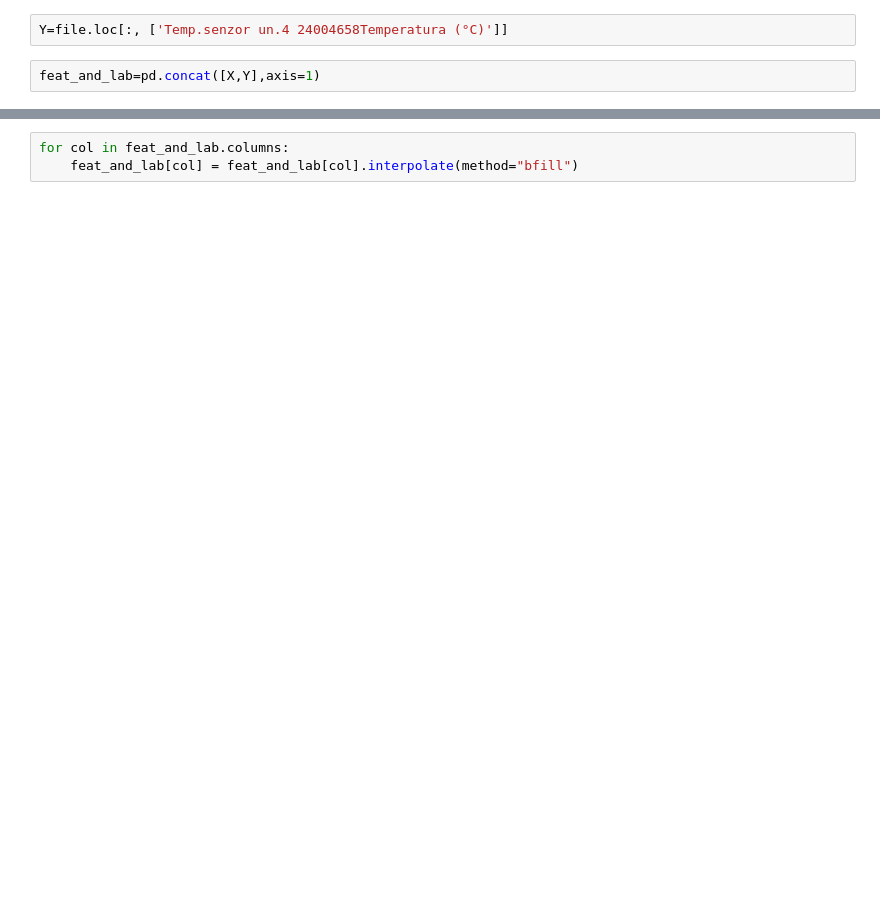
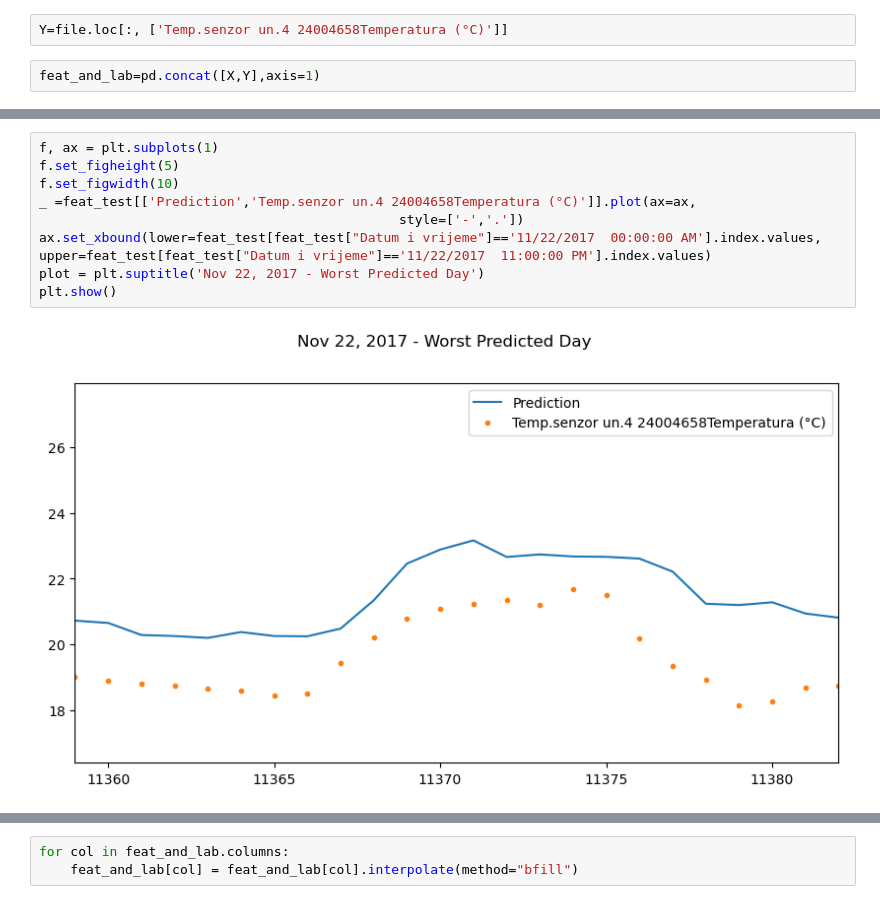
Before and after one commit to ehlimana/EMS, a Jupyter notebook: Untitled - Copy - Copy.ipynb, the cells around one changed output, grey strips where cells are left out. Drawn from its saved outputs; the diff is of its cells as text; blank space fills up the shorter version.

```diff
--- a/Untitled - Copy - Copy.ipynb
+++ b/Untitled - Copy - Copy.ipynb
@@ -180,0 +320,11 @@ feat_and_lab.isna().sum()
+# %%
+f, ax = plt.subplots(1)
+f.set_figheight(5)
+f.set_figwidth(10)
+_ =feat_test[['Prediction','Temp.senzor un.4 24004658Temperatura (°C)']].plot(ax=ax,
+                                              style=['-','.'])
+ax.set_xbound(lower=feat_test[feat_test["Datum i vrijeme"]=='11/22/2017  00:00:00 AM'].index.values, upper=feat_test[feat_test["Datum i vrijeme"]=='11/22/2017  11:00:00 PM'].index.values)
+plot = plt.suptitle('Nov 22, 2017 - Worst Predicted Day')
+plt.show()
+# %% [output]
+[figure, added]
```
Also changed, not shown: parts of 70 cells of this notebook, 1 other file.
